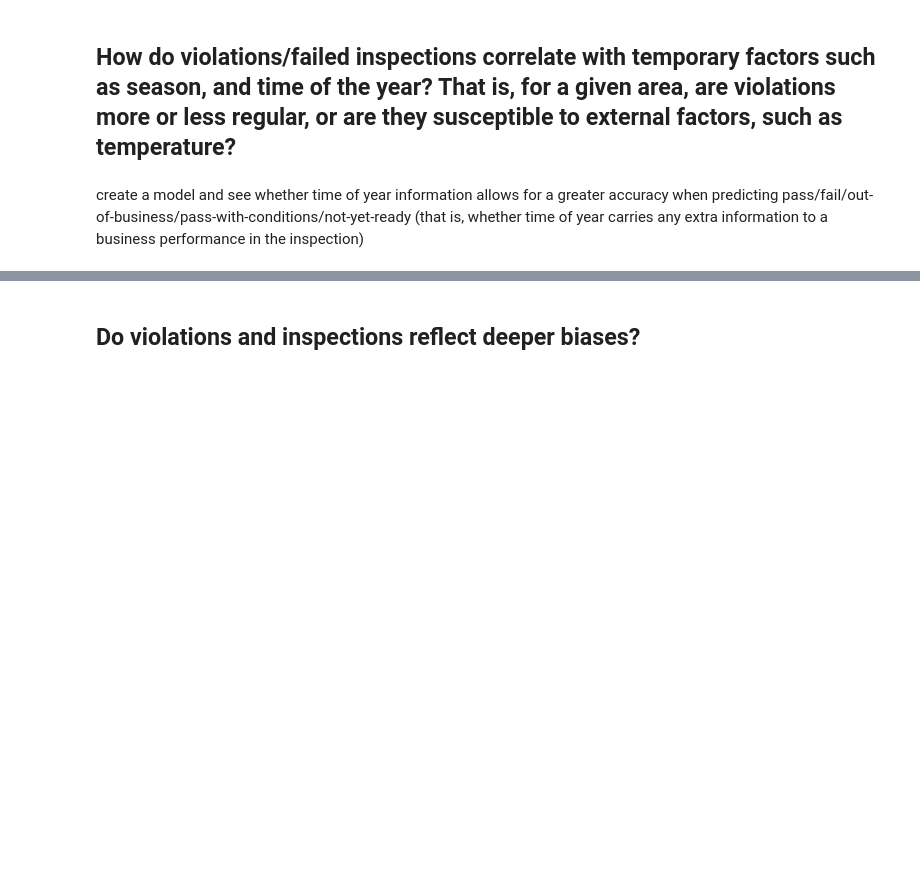
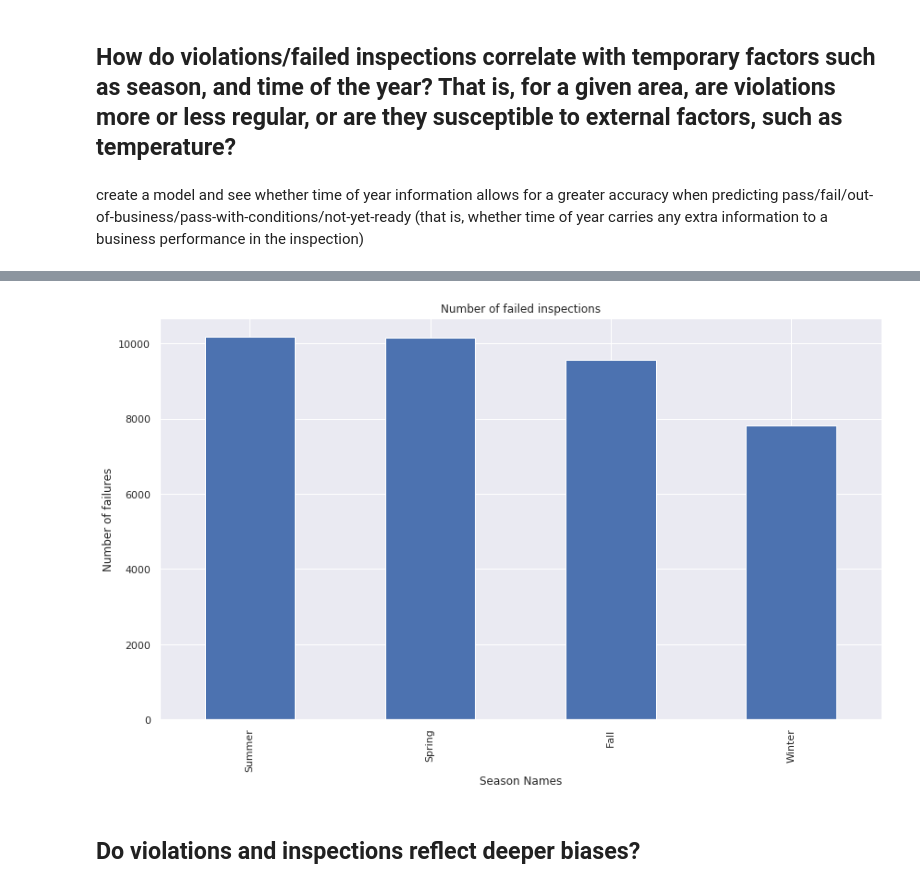
Before and after one commit to MNabegh/ADAknow, a Jupyter notebook: analysis.ipynb, the cells around one changed output, grey strips where cells are left out. Cells and saved outputs as stored; diff of their text form; code cells hidden in the pictures; blank space fills up the shorter version.

Commit message:
add analysis of season vs failure

```diff
--- a/analysis.ipynb
+++ b/analysis.ipynb
@@ -1753,0 +1571,2 @@ create a model and see whether time of year information allows for a greater acc
+# %%
+subset_df = chicago_df_noNan[['inspection_id', 'inspection_date', 'zip', 'results', 'new_violations']]
@@ -1753,0 +1584,8 @@ create a model and see whether time of year information allows for a greater acc
+# %%
+def get_season(date):
+    season_dict = {1: 'Winter', 2: 'Spring', 3: 'Summer', 4: 'Fall'}
+    month = date.month
+    numeric_season = (month%12 + 3)//3
+    return season_dict[numeric_season]
+# %%
+subset_df['season'] = subset_df['inspection_date'].apply(get_season)
@@ -1754,3 +1601,14 @@ create a model and see whether time of year information allows for a greater acc
+# %%
+subset_fails_df = subset_df[subset_df['results'] == 'Fail']
+# %%
+ax = subset_fails_df['season'].value_counts().plot(kind='bar',
+                                    figsize=(14,8),
+                                    title="Number of failed inspections")
+ax.set_xlabel("Season Names")
+ax.set_ylabel("Number of failures")
+plt.show()
+# %% [output]
+[figure, added]
 # %% [markdown]
 ## Do violations and inspections reflect deeper biases?
 # %% [markdown]
```
Also changed, not shown: parts of 64 cells of this notebook.
